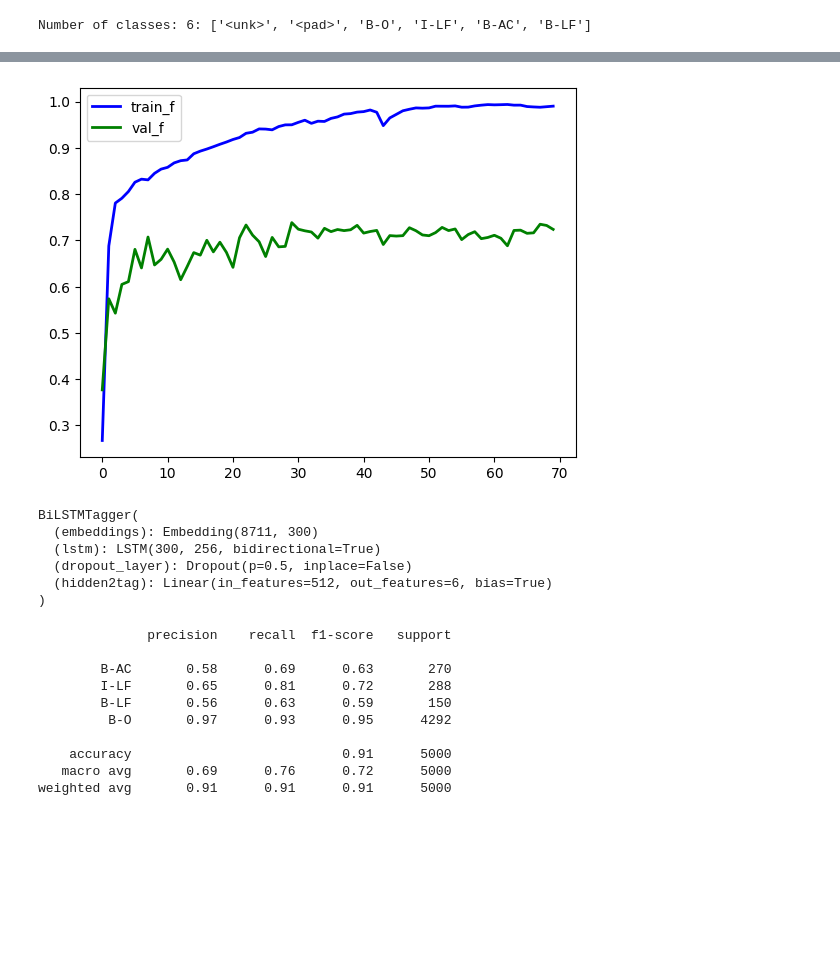
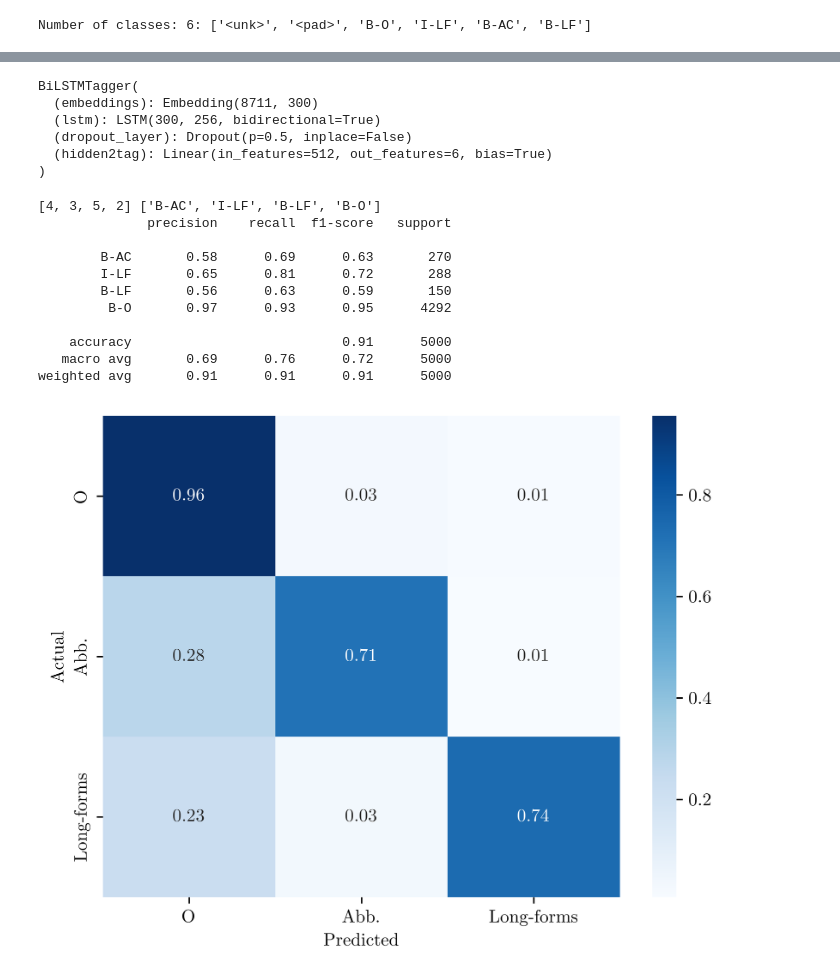
Before and after one commit to antoineedy/NLP-individual-courwework, a Jupyter notebook: t_bilstm.ipynb, the cells around one changed output, grey strips where cells are left out. Saved outputs shown, nothing was run; the diff lists cells and outputs as text; code cells hidden in the pictures; blank space fills up the shorter version.

Commit message:
confuxion matrixes

```diff
--- a/t_bilstm.ipynb
+++ b/t_bilstm.ipynb
@@ -516,8 +516,9 @@ def test(model, test_iter, batch_size, labels, target_names):
 
         predictions += predicted_labels
         correct += correct_labels
-
+    print(labels, target_names)
     print(classification_report(correct, predictions, labels=labels, target_names=target_names))
+    return correct, predictions
 # %%
 import math
 
@@ -607,17 +545,13 @@ import matplotlib.pyplot as plt
 import pandas as pd
 
 # Data
-df = pd.DataFrame({'epochs': range(0,len(train_f)),
-                  'train_f': train_f,
-                   'val_f': dev_f})
+#df = pd.DataFrame({'epochs': range(0,len(train_f)), 'train_f': train_f, 'val_f': dev_f})
 
 # multiple line plot
-plt.plot('epochs', 'train_f', data=df, color='blue', linewidth=2)
-plt.plot('epochs', 'val_f', data=df, color='green', linewidth=2)
-plt.legend()
-plt.show()
+#plt.plot('epochs', 'train_f', data=df, color='blue', linewidth=2)
+#plt.plot('epochs', 'val_f', data=df, color='green', linewidth=2)
+#plt.legend()
+#plt.show()
-# %% [output]
-[figure, removed]
 # %%
 %load_ext tensorboard
 # %%
@@ -637,8 +571,17 @@ labels = label_field.vocab.itos[2:]
 labels = sorted(labels, key=lambda x: x.split("-")[-1])
 label_idxs = [label_field.vocab.stoi[l] for l in labels]
 
-test(tagger, test_iter, BATCH_SIZE, labels = label_idxs, target_names = labels)
+c, p = test(tagger, test_iter, BATCH_SIZE, labels = label_idxs, target_names = labels)
+labels, target_names = [4, 3, 5, 2], ['B-AC', 'I-LF', 'B-LF', 'B-O']
+
+ID2TEXT = dict()
+for i in range(len(labels)):
+    ID2TEXT[labels[i]] = target_names[i]
+
+c = [ID2TEXT[i] for i in c]
+p = [ID2TEXT[i] for i in p]
 # %% [output]
+[4, 3, 5, 2] ['B-AC', 'I-LF', 'B-LF', 'B-O']
               precision    recall  f1-score   support
 
         B-AC       0.58      0.69      0.63       270
@@ -649,6 +592,31 @@ test(tagger, test_iter, BATCH_SIZE, labels = label_idxs, target_names = labels)
     accuracy                           0.91      5000
    macro avg       0.69      0.76      0.72      5000
 weighted avg       0.91      0.91      0.91      5000
+# %%
+# confusion matrix
+from sklearn.metrics import confusion_matrix
+import seaborn as sns
+
+labels = ['B-O', 'B-AC', 'B-LF']
+nlabels = ['O', 'Abb.', 'Long-forms']
+
+cm = confusion_matrix(c, p, normalize='true', labels =labels)
+
+plt.style.use('default')
+plt.rcParams['text.usetex'] = True
+
+plt.figure(dpi=600)
+
+# change font to scientific
+plt.rcParams['font.family'] = 'serif'
+
+sns.heatmap(cm, annot=True, cmap='Blues', xticklabels=nlabels, yticklabels=nlabels, fmt=".2f")
+#make labels bold
+plt.ylabel('Actual', fontweight='bold')
+plt.xlabel('Predicted')
+plt.show()
+# %% [output]
+[figure, added]
 # %%
 from colorama import Back, Style
 
```
Also changed, not shown: parts of 3 cells of this notebook, 3 other files.
